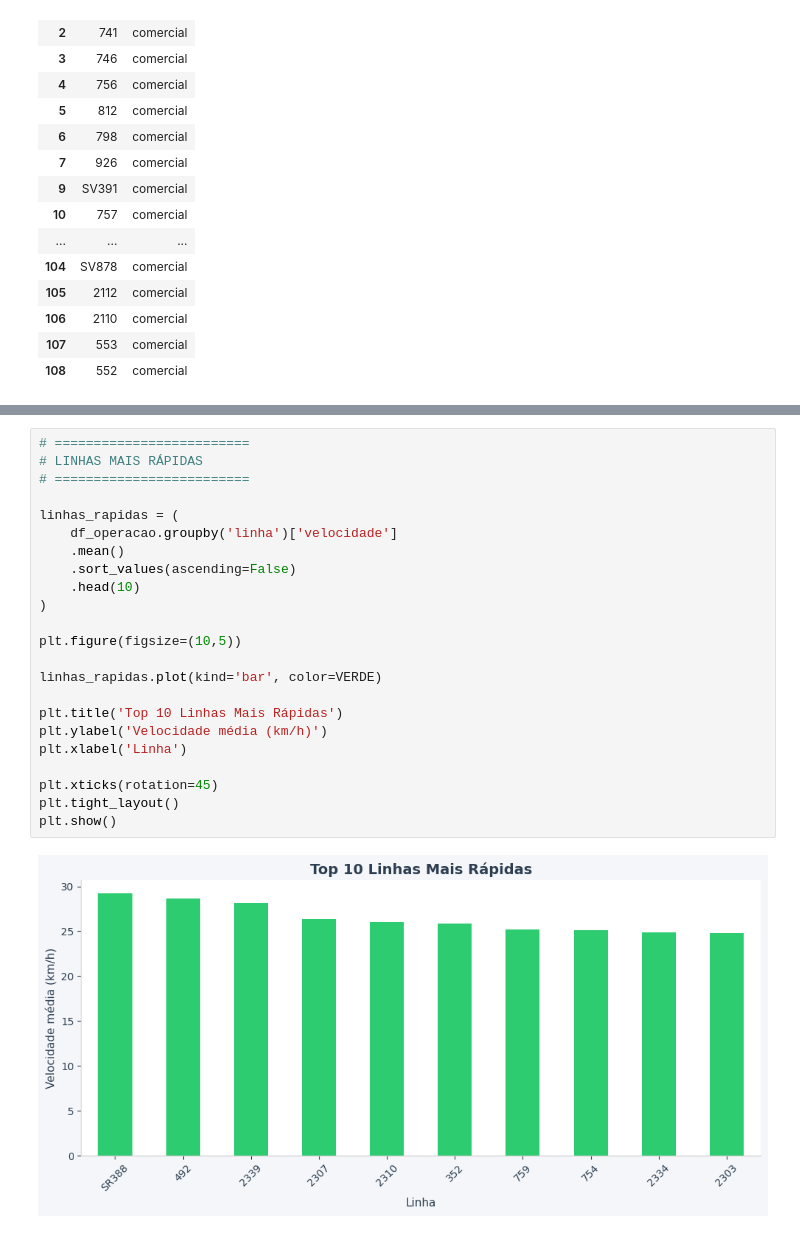
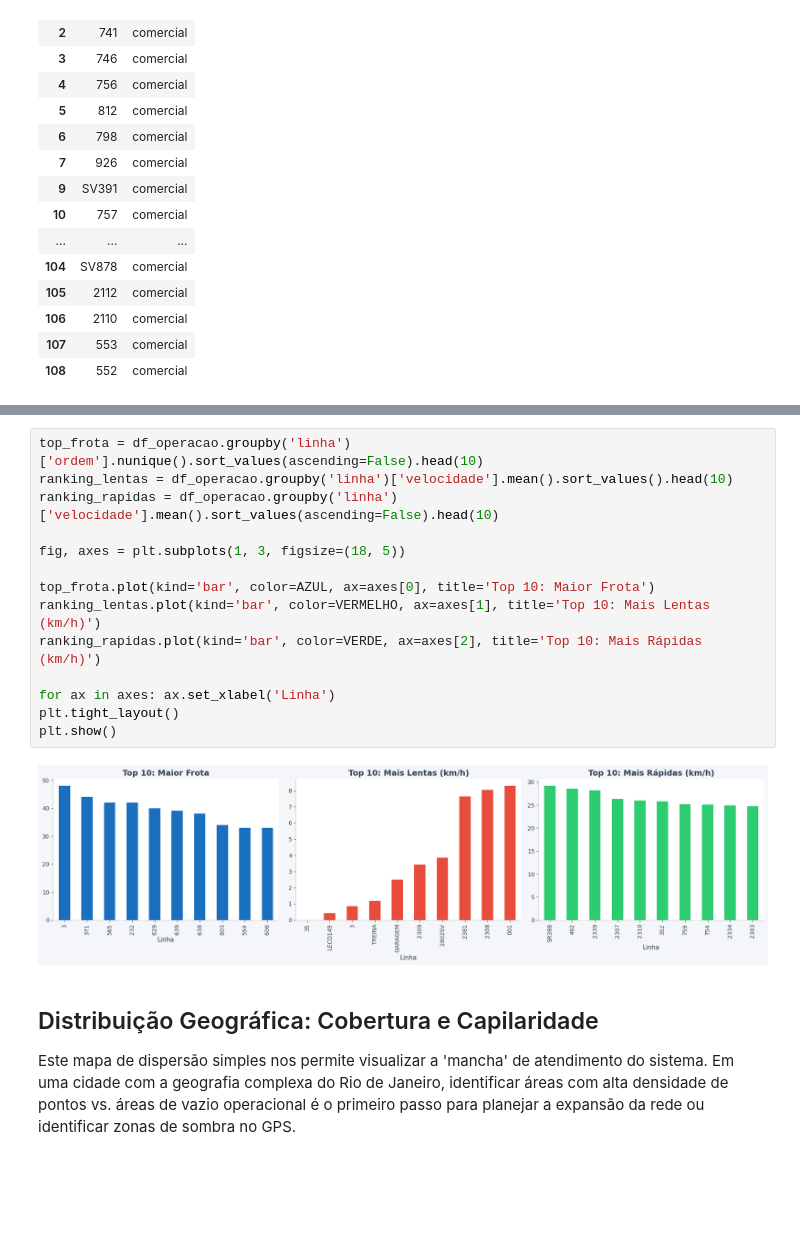
Before and after one commit to viniciusgonc/big_data_proj, a Jupyter notebook: codigo/gold_análises_av2_big_data.ipynb, the cells around one changed output, grey strips where cells are left out. Cells and saved outputs as stored; diff of their text form; blank space fills up the shorter version.

Commit message:
Mais gráficos, persistência dos dados, organização e contexto para as células

```diff
--- a/codigo/gold_análises_av2_big_data.ipynb
+++ b/codigo/gold_análises_av2_big_data.ipynb
@@ -332,26 +222,21 @@ plt.show()
-# %%
-# =========================
-# LINHAS MAIS RÁPIDAS
-# =========================
-
-linhas_rapidas = (
-    df_operacao.groupby('linha')['velocidade']
-    .mean()
-    .sort_values(ascending=False)
-    .head(10)
-)
-
-plt.figure(figsize=(10,5))
-
-linhas_rapidas.plot(kind='bar', color=VERDE)
-
-plt.title('Top 10 Linhas Mais Rápidas')
-plt.ylabel('Velocidade média (km/h)')
-plt.xlabel('Linha')
-
-plt.xticks(rotation=45)
-plt.tight_layout()
-plt.show()
-# %% [output]
-[figure, removed]
+# %%
+top_frota = df_operacao.groupby('linha')['ordem'].nunique().sort_values(ascending=False).head(10)
+ranking_lentas = df_operacao.groupby('linha')['velocidade'].mean().sort_values().head(10)
+ranking_rapidas = df_operacao.groupby('linha')['velocidade'].mean().sort_values(ascending=False).head(10)
+
+fig, axes = plt.subplots(1, 3, figsize=(18, 5))
+
+top_frota.plot(kind='bar', color=AZUL, ax=axes[0], title='Top 10: Maior Frota')
+ranking_lentas.plot(kind='bar', color=VERMELHO, ax=axes[1], title='Top 10: Mais Lentas (km/h)')
+ranking_rapidas.plot(kind='bar', color=VERDE, ax=axes[2], title='Top 10: Mais Rápidas (km/h)')
+
+for ax in axes: ax.set_xlabel('Linha')
+plt.tight_layout()
+plt.show()
+# %% [output]
+[figure, added]
+# %% [markdown]
+## Distribuição Geográfica: Cobertura e Capilaridade
+
+Este mapa de dispersão simples nos permite visualizar a 'mancha' de atendimento do sistema. Em uma cidade com a geografia complexa do Rio de Janeiro, identificar áreas com alta densidade de pontos vs. áreas de vazio operacional é o primeiro passo para planejar a expansão da rede ou identificar zonas de sombra no GPS.
 # %%
```
Also changed, not shown: parts of 32 cells of this notebook.
